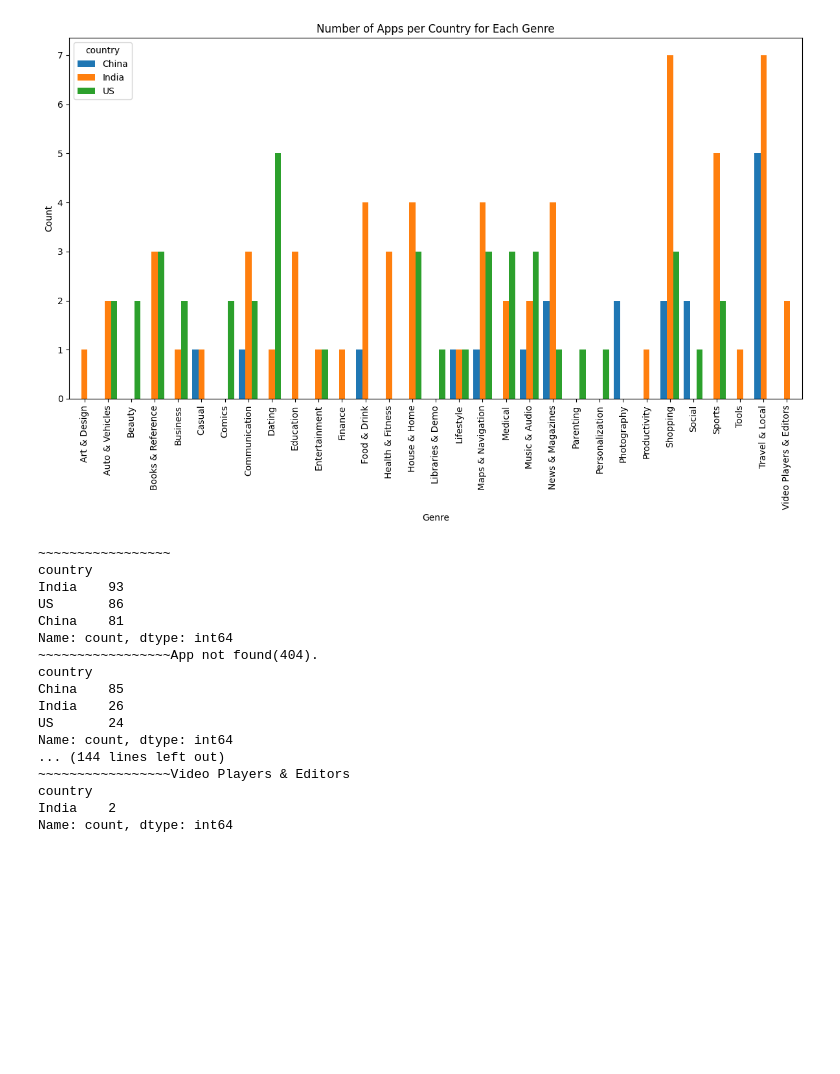
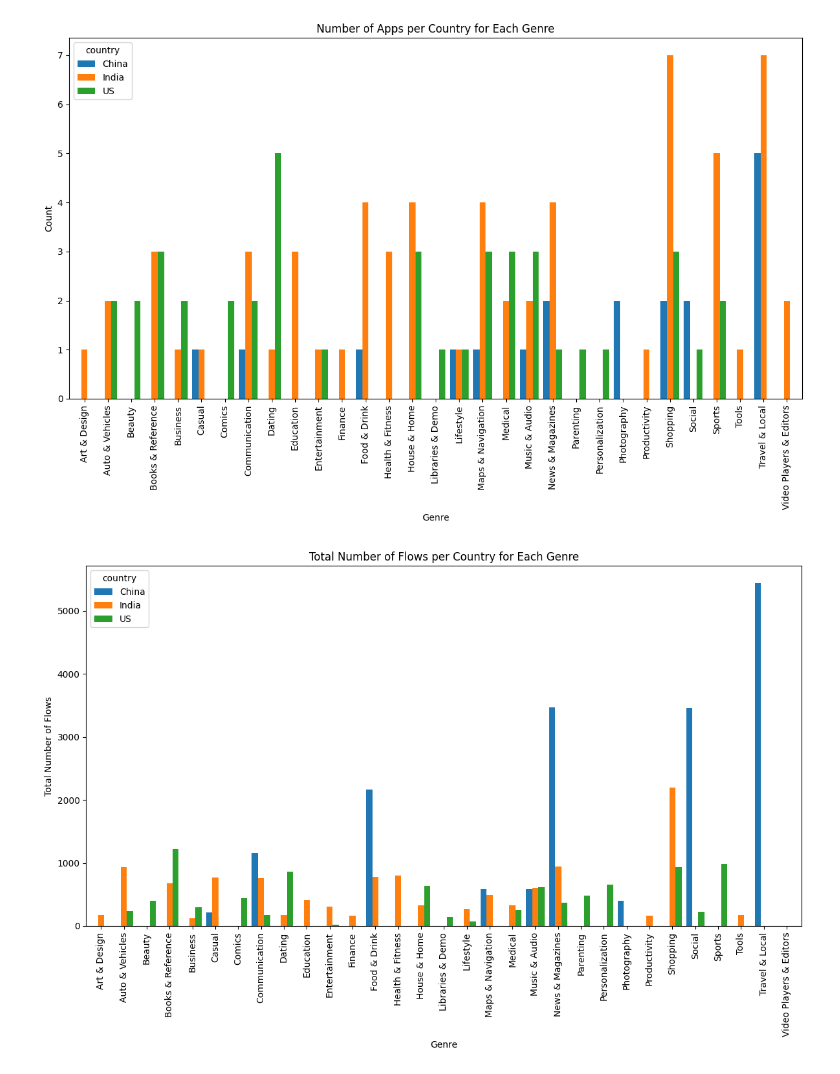
Before and after one commit to NoamSC/DA4ETC, a Jupyter notebook: parse_cross_platform_dataset.ipynb, the cells around one changed output. Saved outputs shown, nothing was run; the diff lists cells and outputs as text; code cells hidden in the pictures; blank space fills up the shorter version.

```diff
--- a/parse_cross_platform_dataset.ipynb
+++ b/parse_cross_platform_dataset.ipynb
@@ -46,2 +59,0 @@ def get_number_of_flows_per_pcap(pcap_path):
-# %%
-df = pd.read_csv('categories.csv', dtype=str)
@@ -80,2 +59,0 @@ Name: raw_name, Length: 520, dtype: object
-# %%
-df['paths'] = df.raw_name.transform(lambda raw_name: path / raw_name.replace("\\", "/"))
@@ -86,2 +59,0 @@ KeyboardInterrupt:
-# %%
-df['n_flows'] = n_flows
@@ -92,2 +59,0 @@ n_flows = df.progress_apply(lambda row: get_app_genre(row.extracted_raw_name) if
-# %%
-df['genre'] = app_genres
@@ -152,25 +75,21 @@ plt.tight_layout()
 plt.savefig('tmp.png')
 # %% [output]
 [figure]
-# %%
-for genre, group in df.groupby('genre'):
-    print(f"~~~~~~~~~~~~~~~~~{genre}")
-    print(group.country.value_counts())
-# %% [output]
-~~~~~~~~~~~~~~~~~
-country
-India    93
-US       86
-China    81
-Name: count, dtype: int64
-~~~~~~~~~~~~~~~~~App not found(404).
-country
-China    85
-India    26
-US       24
-Name: count, dtype: int64
-... (144 lines left out)
-~~~~~~~~~~~~~~~~~Video Players & Editors
-country
-India    2
-Name: count, dtype: int64
+# %%
+# Group by genre and country and sum the number of flows
+grouped_flows = android_df.groupby(['genre', 'country']).n_flows.sum().unstack(fill_value=0)
+
+# Create the bar plot based on total number of flows
+grouped_flows.plot(kind='bar', stacked=False, figsize=(12, 8), width=.8)
+
+# Add labels and title
+plt.xlabel('Genre')
+plt.ylabel('Total Number of Flows')
+plt.title('Total Number of Flows per Country for Each Genre')
+plt.xticks(rotation=90)
+
+# Display the plot
+plt.tight_layout()
+plt.show()
+# %% [output]
+[figure, added]
```
Also changed, not shown: parts of 22 cells of this notebook, 1 other file.
